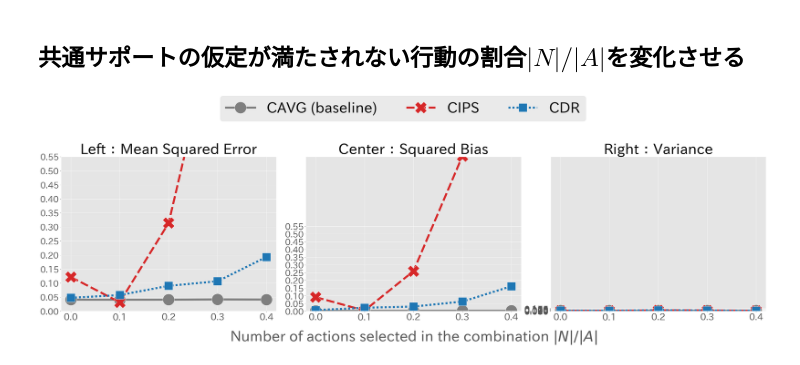
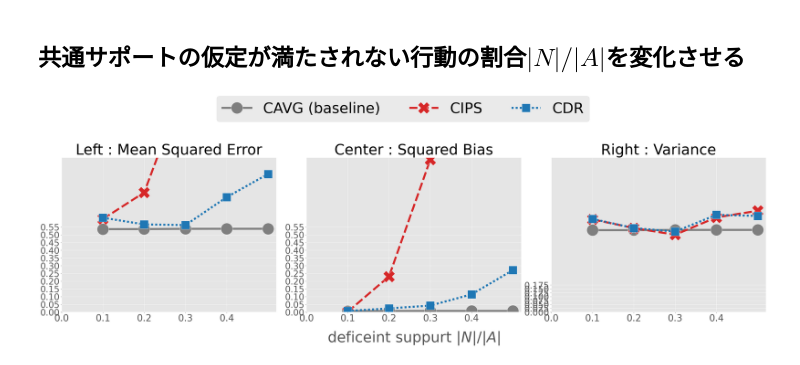
Before and after one commit to RickHub0115/Estimator-for-Offline-Policy-Evaluation-of-Recommending-Multiple-Actions-Considering-Platform-Wide-R, a Jupyter notebook: ope.ipynb, the cells around one changed output. Cells and saved outputs as stored; diff of their text form; code cells hidden in the pictures.

```diff
--- a/ope.ipynb
+++ b/ope.ipynb
@@ -529,7 +282,7 @@ num_actions = 100 # 行動数, |A|
 beta = -3 # データ収集方策のパラメータ
 random_state = 12345
 random_ = check_random_state(random_state)
-k_list = [1, 5, 10, 15, 20]
+k_list = [10, 20, 30, 40, 50]
 # %%
 result_df_list = []
 ## 期待報酬関数を定義するためのパラメータを抽出
@@ -609,7 +360,7 @@ result_df_k = pd.concat(result_df_list).reset_index(level=0)
 # データを保存
 result_df_k.to_csv('data/sufficient_support/result_based_k_2.csv', index=False)
 # %%
-y_label_dict_k = {"se": "Left：Mean Squared Error", "bias": "Center：Squared Bias", "variance": "Right：Variance"}
+y_label_dict_k = {"se": "Left : Mean Squared Error", "bias": "Center : Squared Bias", "variance": "Right : Variance"}
 
 fig, ax_list = plt.subplots(1, 3, figsize=(35, 10), tight_layout=True)
 for i, y in enumerate(["se", "bias", "variance"]):
@@ -645,7 +396,7 @@ for i, y in enumerate(["se", "bias", "variance"]):
     # xaxis
     #ax.set_xscale("log")  # kが大きい場合の可視化のためログスケール
     if i == 1:
-        ax.set_xlabel(r"行動要素数 $k$", fontsize=50)  # x軸ラベル
+        ax.set_xlabel(r"k $k$", fontsize=50)  # x軸ラベル
     else:
         ax.set_xlabel(r"", fontsize=40)
     ax.set_xticks(k_list)  # kのリストを指定
@@ -906,15 +657,15 @@ plt.show()
 ## **共通サポートの仮定が満たされない行動の割合$|N| / |A|$を変化させる**
 # %%
 ## シミュレーション設定
-num_runs = 3 # シミュレーションの繰り返し回数
+num_runs = 10 # シミュレーションの繰り返し回数
 dim_x = 10 # 特徴量xの次元
-num_data = 8000 # ログデータのサイズ
+num_data = 1000 # ログデータのサイズ
 num_actions = 500 # 行動数, |A|
 beta = -3 # データ収集方策のパラメータ
 random_state = 12345
 random_ = check_random_state(random_state)
 k = 10
-num_def_actions_list = [0, 50, 100, 150, 200] # 共通サポートが満たされない行動の数
+num_def_actions_list = [50, 100, 150, 200, 250] # 共通サポートが満たされない行動の数
 # %%
 result_df_list = []
 ## 期待報酬関数を定義するためのパラメータを抽出
@@ -932,12 +683,13 @@ for num_def_actions in num_def_actions_list:  # 複数選択する行動数 k
         dim_context=dim_x,
         num_actions=num_actions,
         theta_1=theta_1,
+        M_1=M_1,
+        b_1=b_1,
         theta_0=theta_0,
-        M_1=M_1,
         M_0=M_0,
-        b_1=b_1,
         b_0=b_0,
-        k = k
+        k = k,
+        random_policy=True
     )
 
     estimated_policy_value_list = []
@@ -961,7 +713,11 @@ for num_def_actions in num_def_actions_list:  # 複数選択する行動数 k
         )
 
         ## ログデータ上における評価方策の行動選択確率を計算
-        pi = eps_greedy_policy(offline_logged_data["cate_x_a"])
+        pi = eps_greedy_policy_k(
+            offline_logged_data["cate_x_a"],
+            eps=0.2,
+            k=k
+        )
 
         ## ログデータを用いてオフ方策評価を実行する
         estimated_policy_values = dict()
@@ -969,11 +725,9 @@ for num_def_actions in num_def_actions_list:  # 複数選択する行動数 k
         estimated_policy_values["cips"] = calc_cips(offline_logged_data, pi)
         estimated_policy_values["cdr"] = calc_cdr(
             offline_logged_data,
-            pi,
-            q0_hat=offline_logged_data["q_x_a_0"]
-            + random_.normal(-0.05, scale=0.05, size=(num_data, num_actions)),
-            q1_hat=offline_logged_data["q_x_a_1"]
-            + random_.normal(-0.05, scale=0.05, size=(num_data, num_actions)),
+            pi=pi,
+            q0_hat=offline_logged_data["q_x_a_0"] + random_.normal(-0.05, scale=0.05, size=(num_data, num_actions)),
+            q1_hat=offline_logged_data["q_x_a_1"] + random_.normal(-0.05, scale=0.05, size=(num_data, num_actions)),
         )
 
         estimated_policy_value_list.append(estimated_policy_values)
@@ -990,7 +744,7 @@ result_df_def_actions = pd.concat(result_df_list).reset_index(level=0)
 # データを保存
 # result_df_def_actions.to_csv('data/deficient_support/result_based_def2.csv', index=False)
 # %%
-y_label_dict_k = {"se": "Left：Mean Squared Error", "bias": "Center：Squared Bias", "variance": "Right：Variance"}
+y_label_dict_k = {"se": "Left : Mean Squared Error", "bias": "Center : Squared Bias", "variance": "Right : Variance"}
 
 fig, ax_list = plt.subplots(1, 3, figsize=(35, 10), tight_layout=True)
 for i, y in enumerate(["se", "bias", "variance"]):
@@ -1005,34 +759,34 @@ for i, y in enumerate(["se", "bias", "variance"]):
         y=y,
         hue="est",
         ax=ax,
         ci=None,
         palette=["tab:grey", "tab:red", "tab:blue"],
         data=result_df_def_actions.query("est=='cavg' or est == 'cips' or est == 'cdr'")
     )
     ax.set_title(y_label_dict_k[y], fontsize=50)
     # yaxis
     # yaxis
     ax.set_ylabel("")
     if y == "se":
-        ax.set_ylim(0.0, 0.3)
+        ax.set_ylim(0.0, 1)
         ax.set_yticks(np.arange(0.0, 0.60, 0.05))
     elif y == "bias":
         ax.set_ylim(0.0, 1)
         ax.set_yticks(np.arange(0.0, 0.60, 0.05))
     elif y == "variance":
-        ax.set_ylim(0.0, 10)
+        ax.set_ylim(0.0, 1)
         ax.set_yticks(np.arange(0.0, 0.20, 0.025))
     ax.tick_params(axis="y", labelsize=30)
     ax.yaxis.set_label_coords(-0.1, 0.5)
     # xaxis
     if i == 1:
-        ax.set_xlabel(r"Number of actions selected in the combination $|N| / |A|$", fontsize=50)  # x軸ラベル
+        ax.set_xlabel(r"deficeint suppurt $|N| / |A|$", fontsize=50)  # x軸ラベル
     else:
         ax.set_xlabel(r"", fontsize=40)
     ax.set_xticks([0.0, 0.1, 0.2, 0.3, 0.4])
     ax.set_xticklabels([0.0, 0.1, 0.2, 0.3, 0.4], fontsize=32)
     ax.xaxis.set_label_coords(0.5, -0.12)
 fig.legend(["CAVG (baseline)", "CIPS", "CDR"], fontsize=50, bbox_to_anchor=(0.5, 1.15), ncol=4, loc="center")
 plt.show()
 # %% [output]
-[figure, old version]
+[figure, new version]
```
Also changed, not shown: parts of 22 cells of this notebook, 1 other file.
